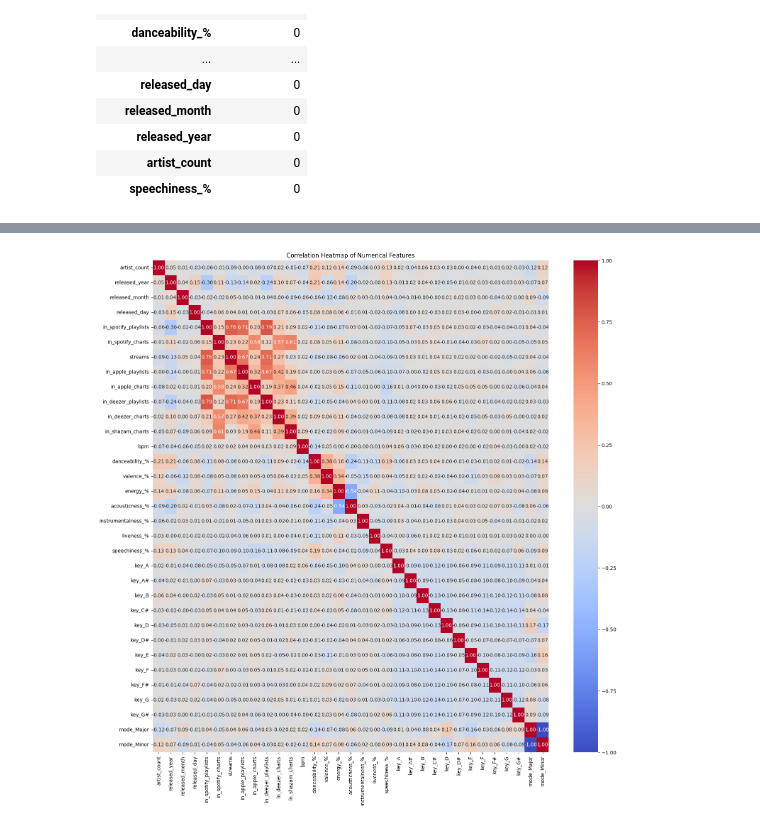
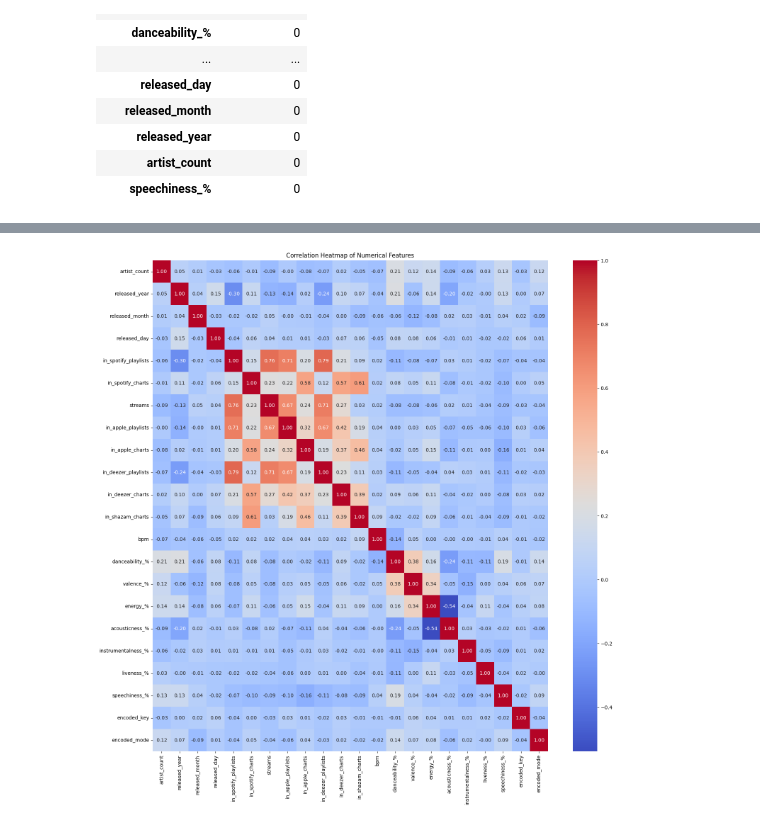
Before and after one commit to michellemenor/DS3000Project, a Jupyter notebook: SVM Training Model.ipynb, the cells around one changed output, grey strips where cells are left out. Saved outputs shown, nothing was run; the diff lists cells and outputs as text; code cells hidden in the pictures.

```diff
--- a/SVM Training Model.ipynb
+++ b/SVM Training Model.ipynb
@@ -147,0 +111,21 @@ Shape after encoding: (748, 33)
+# %%
+# Identify categorical columns
+cat_cols = df.select_dtypes(include=["object", "category"]).columns.tolist()
+print("Categorical columns detected:")
+print(cat_cols)
+
+from sklearn.preprocessing import LabelEncoder
+
+encoder = LabelEncoder()
+
+# Apply LabelEncoder to each column after converting them to strings
+df['encoded_key'] = encoder.fit_transform(df['key'].astype(str))
+df['encoded_mode'] = encoder.fit_transform(df['mode'].astype(str))
+
+drop_cols = {'key','mode'}
+df = df.drop(columns=[c for c in drop_cols if c in df.columns])
+
+print("\nShape before encoding:", df.shape)
+print("Shape after encoding:", df.shape)
+
+display(df.head())
@@ -148,15 +145,15 @@ Shape after encoding: (748, 33)
 # %%
 import matplotlib.pyplot as plt
 
 fig, ax = plt.subplots(figsize=(18,18))
 
 # Computes and displayes the correlation between all numerical features
-corr_matrix = df_encoded.corr(numeric_only=True)
+corr_matrix = df.corr(numeric_only=True)
 corr_matrix
 
 # Creates and displays Heatmap of to show correlation
 sns.heatmap(corr_matrix, annot=True, cmap='coolwarm', fmt=".2f", ax=ax)
 plt.title("Correlation Heatmap of Numerical Features")
 plt.show()
 # %% [output]
-[figure, old version]
+[figure, new version]
```
Also changed, not shown: parts of 6 cells of this notebook.
